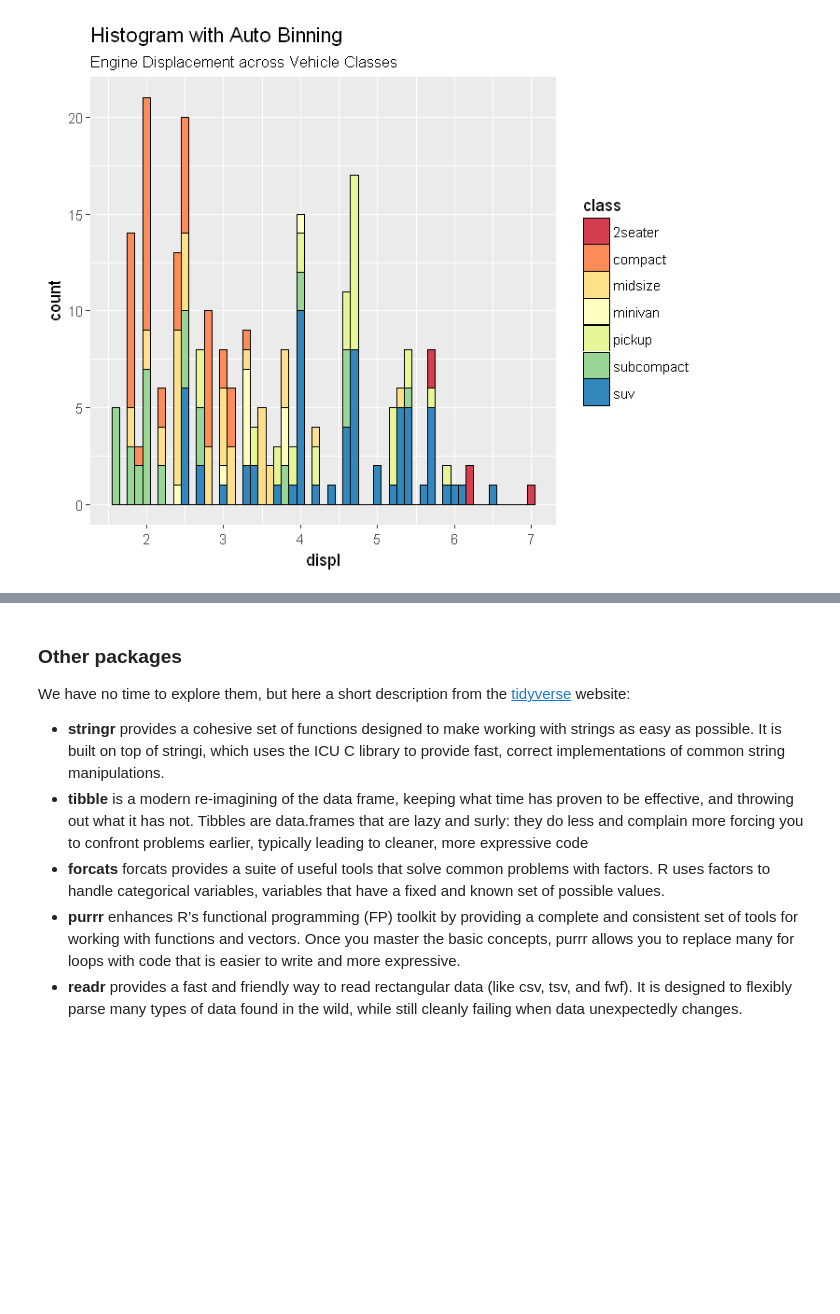
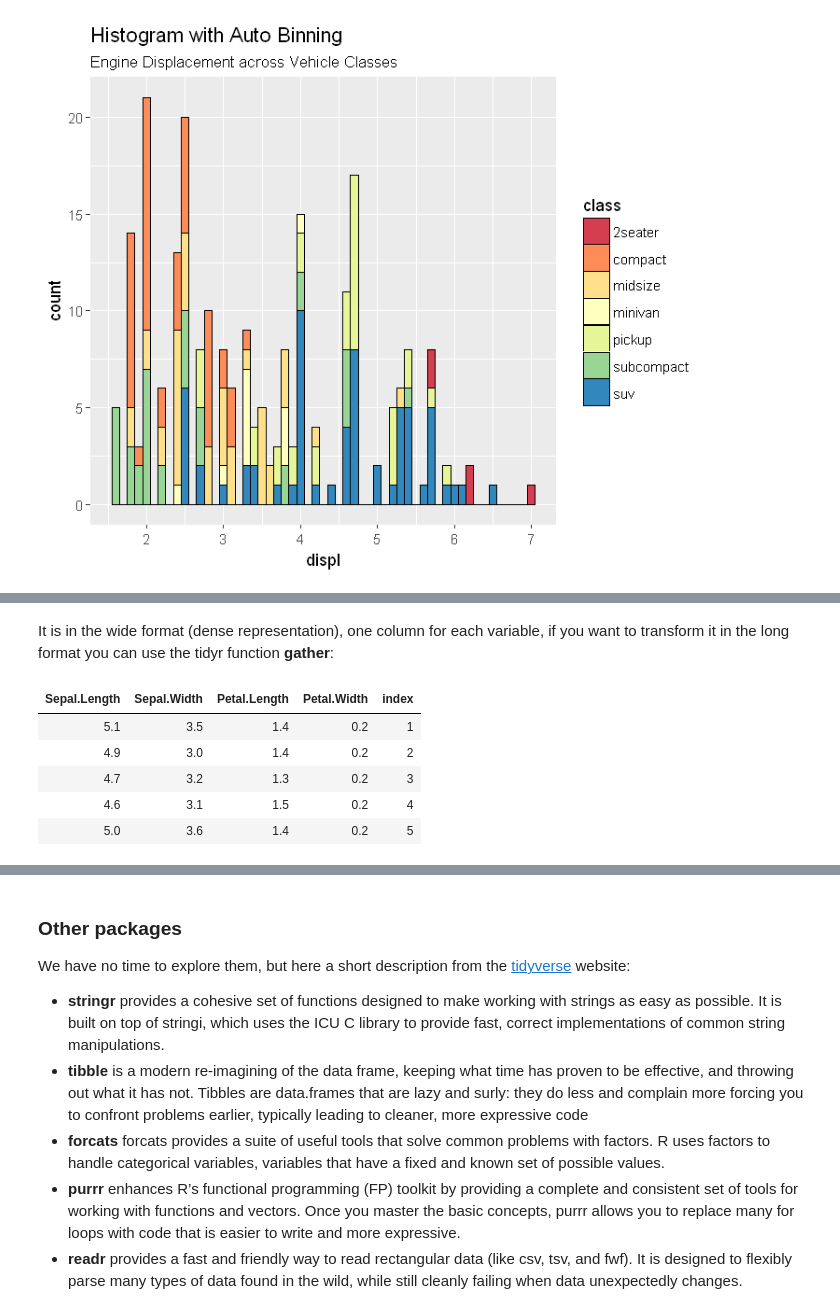
Before and after one commit to mmmlc/mlTeachings, a Jupyter notebook: lessons/one/1_intro_tidyverse.ipynb, the cells around one changed output, grey strips where cells are left out. Saved outputs shown, nothing was run; the diff lists cells and outputs as text; code cells hidden in the pictures; blank space fills up the shorter version.

Commit message:
added tidyr part

```diff
--- a/lessons/one/1_intro_tidyverse.ipynb
+++ b/lessons/one/1_intro_tidyverse.ipynb
@@ -261,0 +278,12 @@ TODO
+# %% [markdown]
+It is in the wide format (dense representation), one column for each variable, if you want to transform it in the long format you can use the tidyr function **gather**:
+# %%
+small_iris_long <- small_iris %>% gather(variable, value, -index)
+small_iris
+# %% [output]
+| Sepal.Length | Sepal.Width | Petal.Length | Petal.Width | index |
+| 5.1 | 3.5 | 1.4 | 0.2 | 1 |
+| 4.9 | 3.0 | 1.4 | 0.2 | 2 |
+| 4.7 | 3.2 | 1.3 | 0.2 | 3 |
+| 4.6 | 3.1 | 1.5 | 0.2 | 4 |
+| 5.0 | 3.6 | 1.4 | 0.2 | 5 |
```
Also changed, not shown: parts of 17 cells of this notebook, 1 other file.
